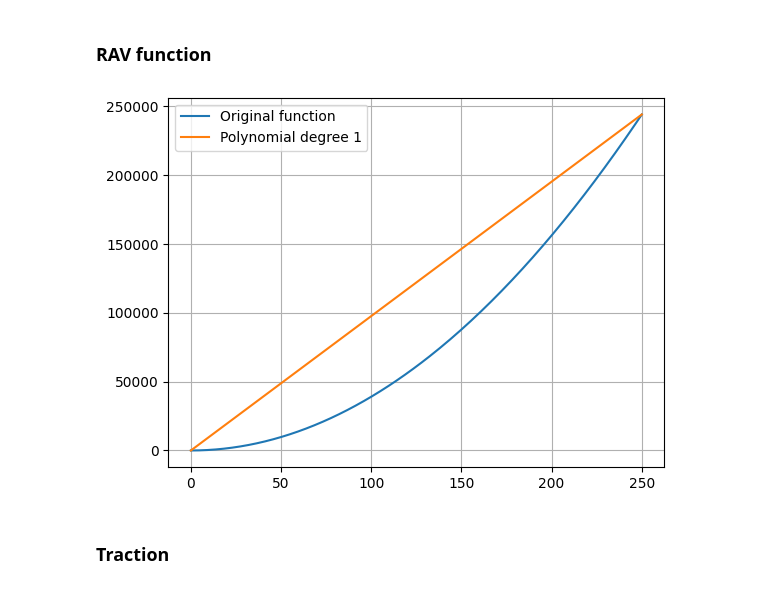
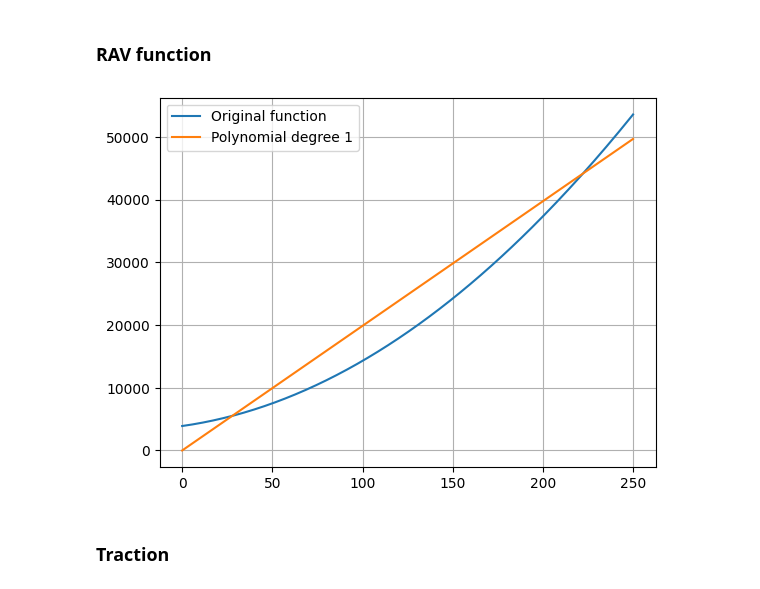
Before and after one commit to savino-a/MSC-Project, a Jupyter notebook: Code/Alstom_model/sol_poly.ipynb, the cells around one changed output. Cells and saved outputs as stored; diff of their text form; code cells hidden in the pictures.

```diff
--- a/Code/Alstom_model/sol_poly.ipynb
+++ b/Code/Alstom_model/sol_poly.ipynb
@@ -14,12 +14,12 @@ import cplex.callbacks as cpx_cb
 # %% [markdown]
 ### RAV function
 # %%
-A, B, C, m, v_max, p_max, c_max = 0.632, 40.7, 3900, 320000, 220, 4305220, 320000
+A, B, C, m, v_max, p_max, c_max = 3900, 40.7, 0.632, 400000, 220, 4305220, 320000
 import numpy as np
 
 
 def P(v):
-    return (A + B * v + C * v**2)/1000
+    return (A + B * v + C * v**2)
 
 
 a, b = 0, 250
@@ -29,34 +29,34 @@ n = 1
 x_points = np.linspace(a, b, 220)
 y_points_bis = []
 for x in x_points:
     y_points_bis.append(P(x))
 
 # Get the polynomial coefficients (highest degree first)
 coeffs = np.polyfit(x_points, y_points_bis, deg=n)
 coeffs[1] = 0
 # Create polynomial function
 Prav_poly = np.poly1d(coeffs)
 
 
 def Prav(v):
     return Prav_poly(v)
 # Remove RAV to simplify the problem
 '''def Prav(v):
     return 0'''
 
 y_points_approx = []
 for i in range(len(x_points)):
     y_points_approx.append(Prav(x_points[i]))
 
 
 if __name__ == "__main__":
     plt.plot(x_points, y_points_bis, label="Original function")
     plt.plot(x_points, y_points_approx, label=f"Polynomial degree {n}")
     plt.legend()
     plt.grid(True)
     plt.show()
 # %% [output]
-[figure, old version]
+[figure, new version]
 # %% [markdown]
 ### Traction
 # %%
```
Also changed, not shown: parts of 15 cells of this notebook.
